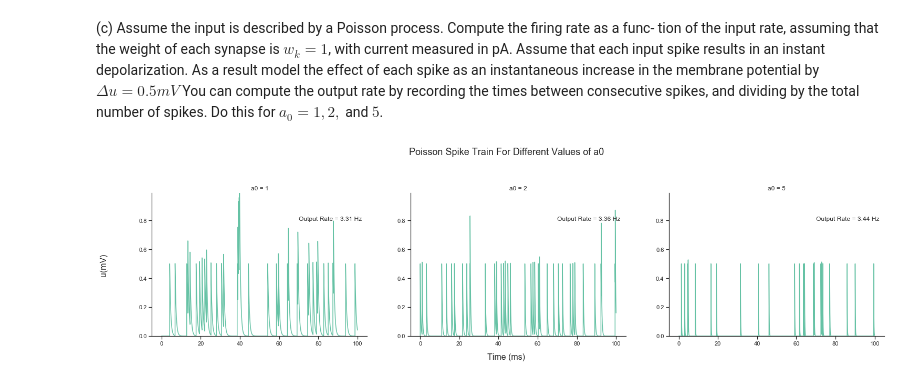
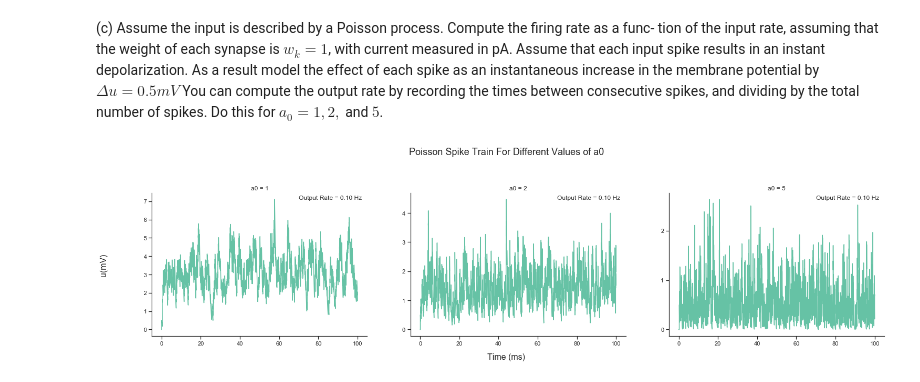
Before and after one commit to seacevedo/StochasticProcessesChallenges, a Jupyter notebook: ComputationalChallenge6_new.ipynb, the cells around one changed output. Drawn from its saved outputs; the diff is of its cells as text; code cells hidden in the pictures.

```diff
--- a/ComputationalChallenge6_new.ipynb
+++ b/ComputationalChallenge6_new.ipynb
@@ -134,7 +134,7 @@ tau_m = 10
 u_rest = 0
 u_c = 20
 R = 0
-I = 0.3
+I = 10
 a0 = [1, 2, 5]
 max_time = 100
 dt = 0.005
@@ -142,16 +142,15 @@ du = 0.5
 # %%
 fig, ax = plt.subplots(1, 3, figsize=(25,5))
 fig.suptitle('Poisson Spike Train For Different Values of a0', fontsize=18, y=1.12)
 fig.text(0.5, 0.0, 'Time (ms)', ha='center', fontsize=16)
 fig.text(0.07, 0.5, 'u(mV)', va='center', rotation='vertical', fontsize=16)
 for i in range(len(a0)):
     time, u, _ = spike_train_QIF(tau_m, a0[i], u_rest, u_c, max_time, dt, I, du)
     _, _,output_rate = spike_train_QIF(tau_m, a0[i], u_rest, u_c, 10000, dt, I, du)
     ax[i].plot(time, u)
     ax[i].set_title("a0 = {}".format(a0[i]))
     sns.despine()
-    ax[i].set_ylim(0, 0.99)
-    ax[i].text(70, 0.8, 'Output Rate = {0:.2f} Hz'.format(output_rate))
+    ax[i].text(70, max(u), 'Output Rate = {0:.2f} Hz'.format(output_rate))
     ax[i].locator_params(integer=True)
 # %% [output]
-[figure, old version]
+[figure, new version]
```
